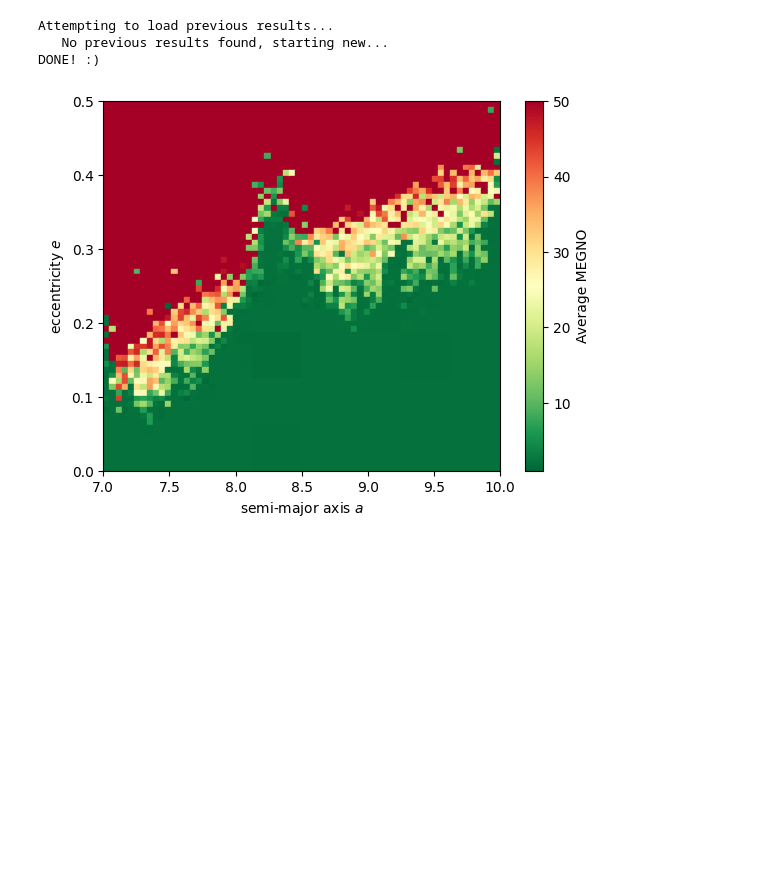
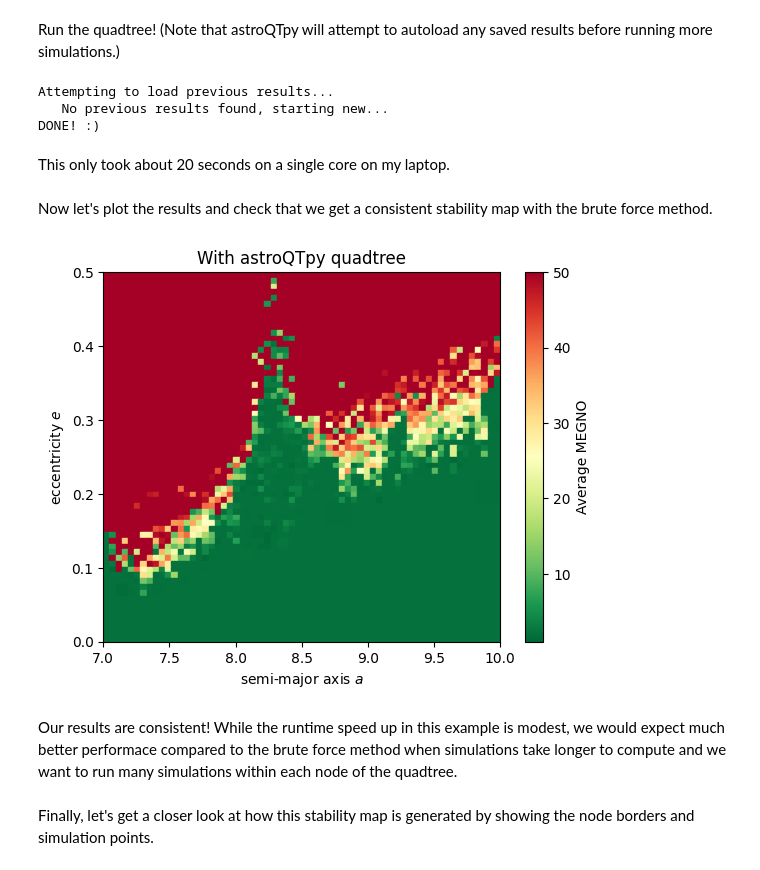
Before and after one commit to CalebHarada/astroQTpy, a Jupyter notebook: docs/source/tutorials/nbody_quadtree_tutorial.ipynb, the cells around one changed output. Cells and saved outputs as stored; diff of their text form; code cells hidden in the pictures; blank space fills up the shorter version.

```diff
--- a/docs/source/tutorials/nbody_quadtree_tutorial.ipynb
+++ b/docs/source/tutorials/nbody_quadtree_tutorial.ipynb
@@ -7,4 +9,7 @@ import rebound
 # %%
+import rebound
+import numpy as np
+
 def megno_whfast_simulation(par):
 
     a, e = par # unpack parameters
@@ -13,16 +18,16 @@ def megno_whfast_simulation(par):
     sim.ri_whfast.safe_mode = 0
     sim.dt = 5.
     sim.add(m=1.) # Star
-    sim.add(m=0.000954, a=5.204, M=0.600, omega=0.257, e=0.048)
-    sim.add(m=0.000285, a=a, M=0.871, omega=1.616, e=e)
+    sim.add(m=0.000954, a=5.204, M=0.600, omega=0.257, e=0.048) # Planet inner
+    sim.add(m=0.000285, a=a, M=0.871, omega=1.616, e=e) # Planet outer
     sim.move_to_com()
 
     sim.init_megno()
     sim.exit_max_distance = 20.
 
     try:
-        sim.integrate(5e3 * 2.*np.pi, exact_finish_time=0) # integrate for 500 years, integrating to the nearest
-        #timestep for each output to keep the timestep constant and preserve WHFast's symplectic nature
+        sim.integrate(1e4 * 2.*np.pi, exact_finish_time=0) # integrate for 10000 years, integrating to the nearest
+        # timestep for each output to keep the timestep constant and preserve WHFast's symplectic nature
         megno = sim.calculate_megno()
         return megno
 
@@ -75,25 +101,34 @@ nbody_tree = NbodyQuadTree(x_min, x_max, y_min, y_max, megno_whfast_simulation,
                            filename_points='./tutorial_outputs/nbodytree_points.txt',
                            filename_nodes='./tutorial_outputs/nbodytree_nodes.txt'
                            )
+# %% [markdown]
+Run the quadtree! (Note that astroQTpy will attempt to autoload any saved results before running more simulations.)
 # %%
 nbody_tree.run_quadtree()
 # %% [output]
 Attempting to load previous results...
    No previous results found, starting new...
 DONE! :)
+# %% [markdown]
+This only took about 20 seconds on a single core on my laptop.
+# %% [markdown]
+Now let's plot the results and check that we get a consistent stability map with the brute force method.
 # %%
 # make figure
 fig, ax = plt.subplots()
-ax.set_title('With astro-QTpy')
+ax.set_title('With astroQTpy quadtree')
 quadtree_map = nbody_tree.draw_tree(ax, vmin=1, vmax=50, show_lines=False)
 plt.colorbar(quadtree_map, ax=ax, label='Average MEGNO')
 ax.set_xlabel("semi-major axis $a$")
 ax.set_ylabel("eccentricity $e$")
 ax.set_xlim(x_min, x_max)
-ax.set_ylim(y_min, y_max)
-fig.savefig('./tutorial_outputs/nbodytree_plot.png', dpi=200)
+ax.set_ylim(y_min, y_max);
 # %% [output]
-[figure, old version]
+[figure, new version]
+# %% [markdown]
+Our results are consistent! While the runtime speed up in this example is modest, we would expect much better performace compared to the brute force method when simulations take longer to compute and we want to run many simulations within each node of the quadtree.
+# %% [markdown]
+Finally, let's get a closer look at how this stability map is generated by showing the node borders and simulation points.
 # %%
 # make figure
 fig, ax = plt.subplots()
```
Also changed, not shown: parts of 18 cells of this notebook, 5 other files.
